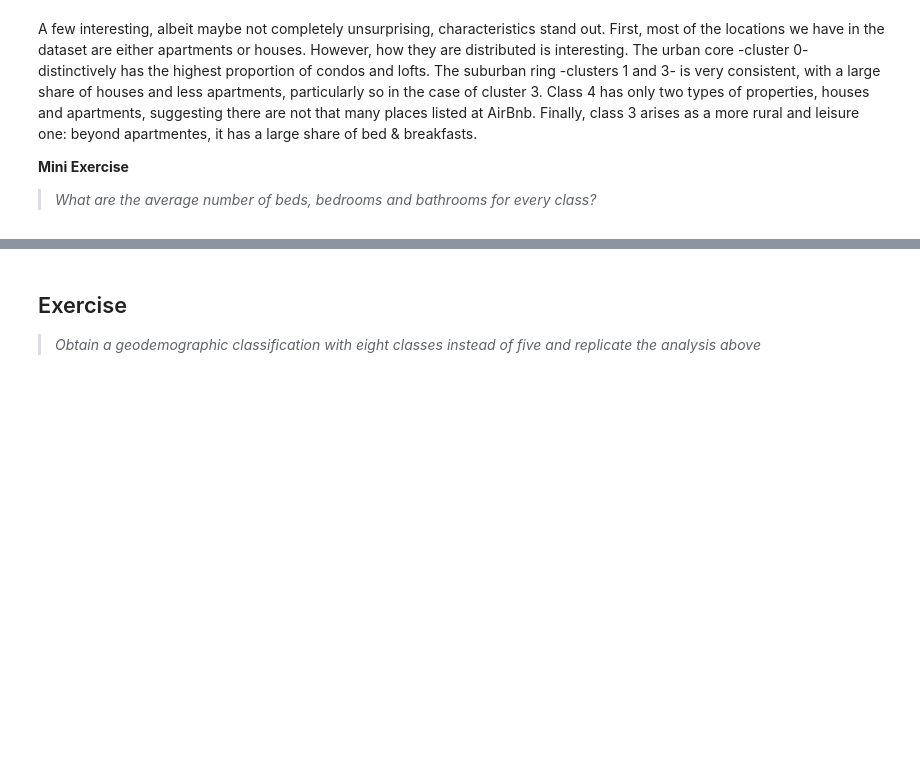
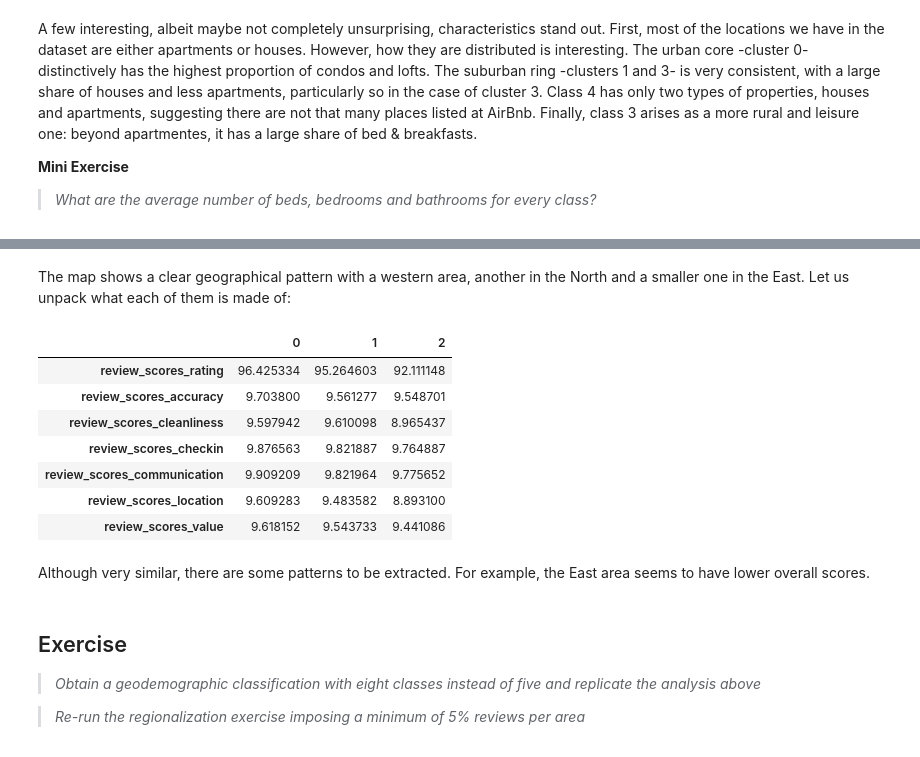
Before and after one commit to darribas/gds_scipy16, a Jupyter notebook: content/part2/05_spatial_clustering.ipynb, the cells around one changed output, grey strips where cells are left out. Saved outputs shown, nothing was run; the diff lists cells and outputs as text; code cells hidden in the pictures; blank space fills up the shorter version.

```diff
--- a/content/part2/05_spatial_clustering.ipynb
+++ b/content/part2/05_spatial_clustering.ipynb
@@ -179,4 +284,21 @@ In the case of analysing spatial data, there is a subset of methods that are of
+# %% [markdown]
+The map shows a clear geographical pattern with a western area, another in the North and a smaller one in the East. Let us unpack what each of them is made of:
+# %%
+zrt[ratings].groupby(lbls.values).mean().T
+# %% [output]
+|  | 0 | 1 | 2 |
+| review_scores_rating | 96.425334 | 95.264603 | 92.111148 |
+| review_scores_accuracy | 9.703800 | 9.561277 | 9.548701 |
+| review_scores_cleanliness | 9.597942 | 9.610098 | 8.965437 |
+| review_scores_checkin | 9.876563 | 9.821887 | 9.764887 |
+| review_scores_communication | 9.909209 | 9.821964 | 9.775652 |
+| review_scores_location | 9.609283 | 9.483582 | 8.893100 |
+| review_scores_value | 9.618152 | 9.543733 | 9.441086 |
+# %% [markdown]
+Although very similar, there are some patterns to be extracted. For example, the East area seems to have lower overall scores.
 # %% [markdown]
 ## Exercise
 
 > *Obtain a geodemographic classification with eight classes instead of five and replicate the analysis above*
+
+> *Re-run the regionalization exercise imposing a minimum of 5% reviews per area*
```
Also changed, not shown: parts of 19 cells of this notebook.
